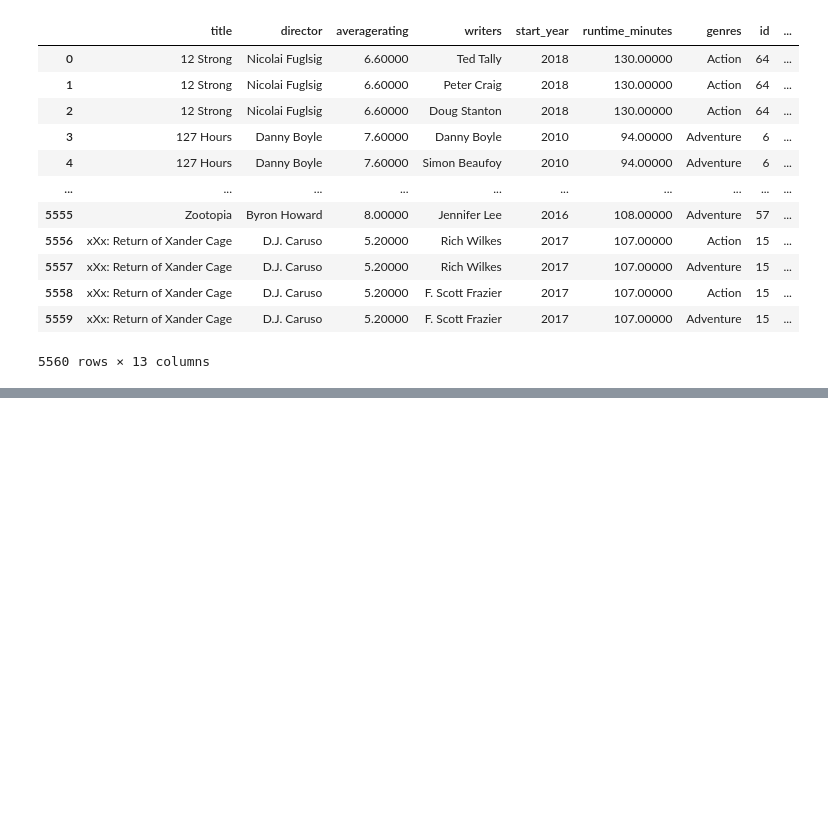
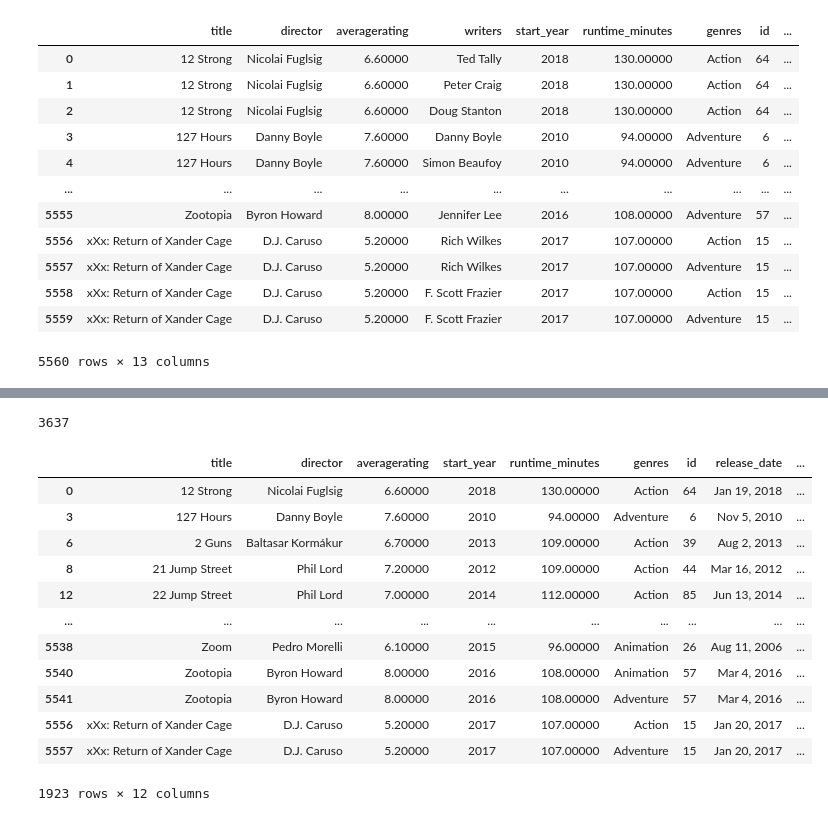
Before and after one commit to wasih790/Microsoft_Movie_Studio, a Jupyter notebook: 2_Statistical_Plotting/Question 3 - Director and Movie .ipynb, the cells around one changed output, grey strips where cells are left out. Drawn from its saved outputs; the diff is of its cells as text; code cells hidden in the pictures; blank space fills up the shorter version.

```diff
--- a/2_Statistical_Plotting/Question 3 - Director and Movie .ipynb
+++ b/2_Statistical_Plotting/Question 3 - Director and Movie .ipynb
@@ -142,0 +151,2 @@ df
+# %%
+df_rid_of_writer = df.drop(['writers'], axis=1)
@@ -142,0 +169,23 @@ df
+# %%
+rid_of_writer_dup = df_rid_of_writer[df_rid_of_writer.duplicated()]
+print(len(rid_of_writer_dup))
+# %% [output]
+3637
+# %%
+df_rid_of_writer.drop_duplicates(inplace=True)
+# %%
+df_rid_of_writer
+# %% [output]
+|  | title | director | averagerating | start_year | runtime_minutes | genres | id | release_date | ... |
+| 0 | 12 Strong | Nicolai Fuglsig | 6.60000 | 2018 | 130.00000 | Action | 64 | Jan 19, 2018 | ... |
+| 3 | 127 Hours | Danny Boyle | 7.60000 | 2010 | 94.00000 | Adventure | 6 | Nov 5, 2010 | ... |
+| 6 | 2 Guns | Baltasar Kormákur | 6.70000 | 2013 | 109.00000 | Action | 39 | Aug 2, 2013 | ... |
+| 8 | 21 Jump Street | Phil Lord | 7.20000 | 2012 | 109.00000 | Action | 44 | Mar 16, 2012 | ... |
+| 12 | 22 Jump Street | Phil Lord | 7.00000 | 2014 | 112.00000 | Action | 85 | Jun 13, 2014 | ... |
+| ... | ... | ... | ... | ... | ... | ... | ... | ... | ... |
+| 5538 | Zoom | Pedro Morelli | 6.10000 | 2015 | 96.00000 | Animation | 26 | Aug 11, 2006 | ... |
+| 5540 | Zootopia | Byron Howard | 8.00000 | 2016 | 108.00000 | Animation | 57 | Mar 4, 2016 | ... |
+| 5541 | Zootopia | Byron Howard | 8.00000 | 2016 | 108.00000 | Adventure | 57 | Mar 4, 2016 | ... |
+| 5556 | xXx: Return of Xander Cage | D.J. Caruso | 5.20000 | 2017 | 107.00000 | Action | 15 | Jan 20, 2017 | ... |
+| 5557 | xXx: Return of Xander Cage | D.J. Caruso | 5.20000 | 2017 | 107.00000 | Adventure | 15 | Jan 20, 2017 | ... |
+1923 rows × 12 columns
```
Also changed, not shown: parts of 10 cells of this notebook.
